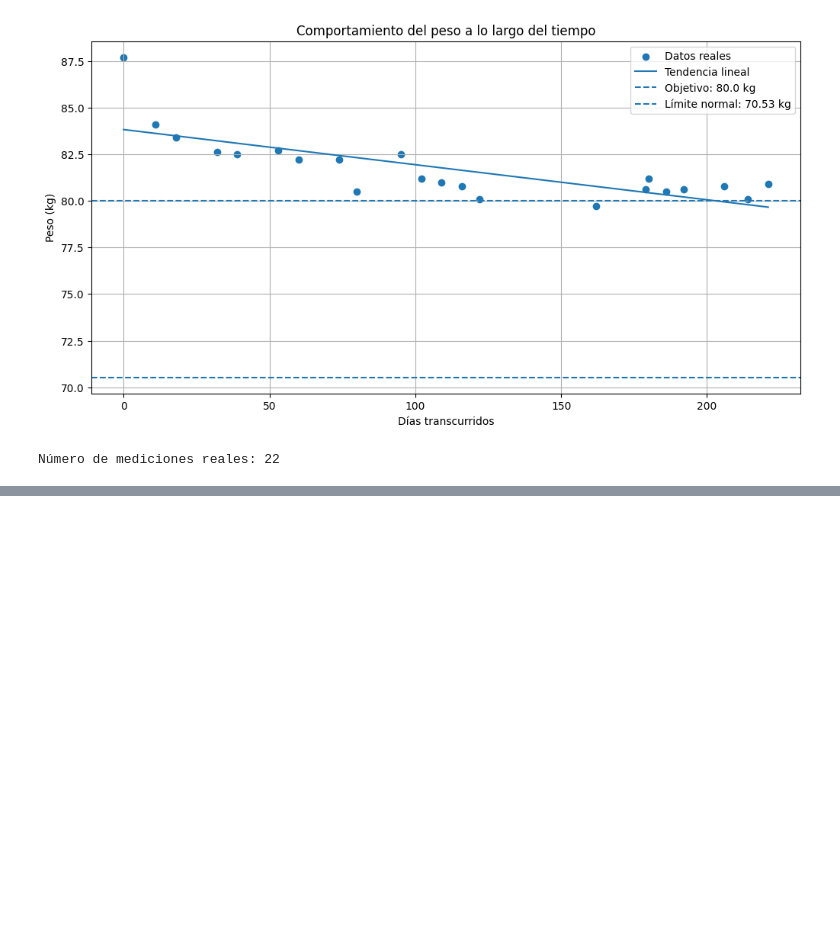
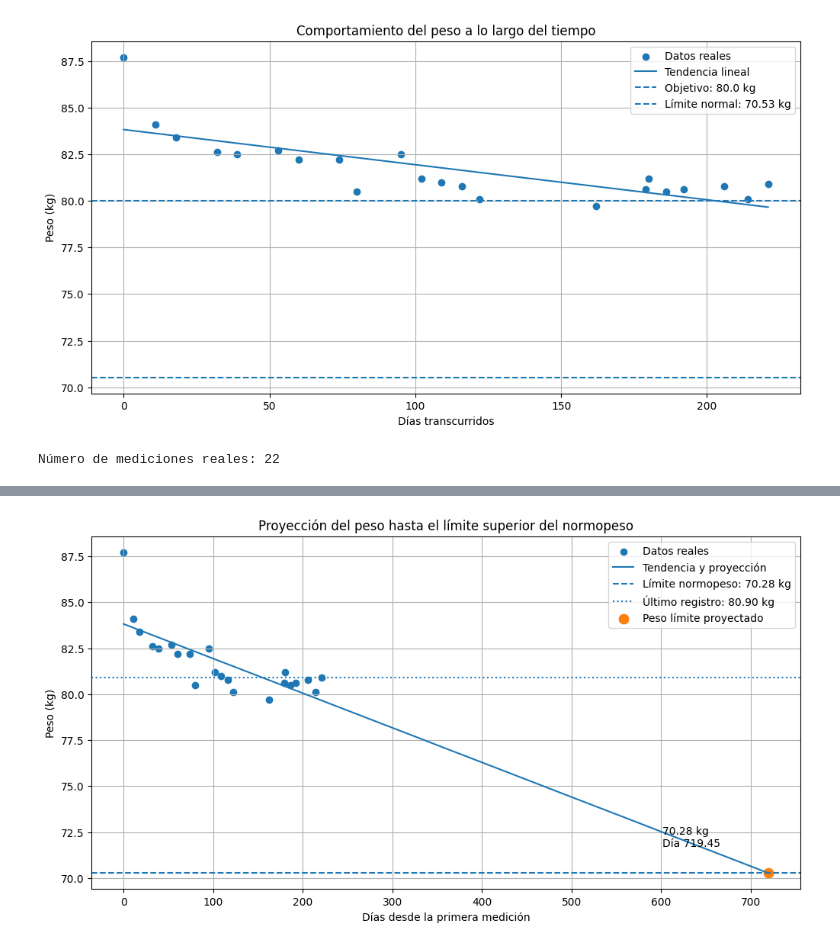
Before and after one commit to GabyPaolaING/Machine-Learning, a Jupyter notebook: P1P1_DataSet.ipynb, the cells around one changed output, grey strips where cells are left out. Drawn from its saved outputs; the diff is of its cells as text; code cells hidden in the pictures; blank space fills up the shorter version.

```diff
--- a/P1P1_DataSet.ipynb
+++ b/P1P1_DataSet.ipynb
@@ -816,0 +891,15 @@ Número de mediciones reales: 22
+# %%
+# PASO 4: PROYECCIÓN DEL DÍA EN QUE SE ALCANZA EL PESO LÍMITE
+
+dia_normopeso = (
+    peso_limite - intercepto
+) / pendiente
+
+print("PROYECCIÓN TEMPORAL")
+print("------------------------------")
+print(
+    f"Día estimado para alcanzar {peso_limite:.2f} kg:"
+)
+print(
+    f"{dia_normopeso:.2f} días desde la primera medición"
+)
@@ -816,0 +924,80 @@ Número de mediciones reales: 22
+# %%
+# PASO 5: GRÁFICA DEL PROGRESO HASTA EL NORMOPESO
+
+import matplotlib.pyplot as plt
+import numpy as np
+
+# Crear valores de días desde 0 hasta el día proyectado
+dias_proyeccion = np.linspace(
+    0,
+    dia_normopeso,
+    300
+)
+
+# Calcular los pesos estimados
+pesos_proyectados = (
+    intercepto +
+    pendiente * dias_proyeccion
+)
+
+plt.figure(figsize=(12, 6))
+
+# Datos reales
+plt.scatter(
+    df_peso['Dias'],
+    df_peso['Peso(Kg)'],
+    label='Datos reales'
+)
+
+# Tendencia y proyección
+plt.plot(
+    dias_proyeccion,
+    pesos_proyectados,
+    label='Tendencia y proyección'
+)
+
+# Línea del peso límite
+plt.axhline(
+    y=peso_limite,
+    linestyle='--',
+    label=f'Límite normopeso: {peso_limite:.2f} kg'
+)
+
+# Línea del último peso
+plt.axhline(
+    y=peso_actual,
+    linestyle=':',
+    label=f'Último registro: {peso_actual:.2f} kg'
+)
+
+# Punto donde se alcanza el peso límite
+plt.scatter(
+    dia_normopeso,
+    peso_limite,
+    s=80,
+    label='Peso límite proyectado'
+)
+
+# Texto del punto
+plt.annotate(
+    f'{peso_limite:.2f} kg\nDía {dia_normopeso:.2f}',
+    (dia_normopeso, peso_limite),
+    xytext=(-100, 25),
+    textcoords='offset points'
+)
+
+# Título
+plt.title(
+    'Proyección del peso hasta el límite superior del normopeso'
+)
+
+# Etiquetas
+plt.xlabel('Días desde la primera medición')
+plt.ylabel('Peso (kg)')
+
+plt.legend()
+plt.grid(True)
+
+plt.show()
+# %% [output]
+[figure, added]
```
Also changed, not shown: parts of 9 cells of this notebook.
